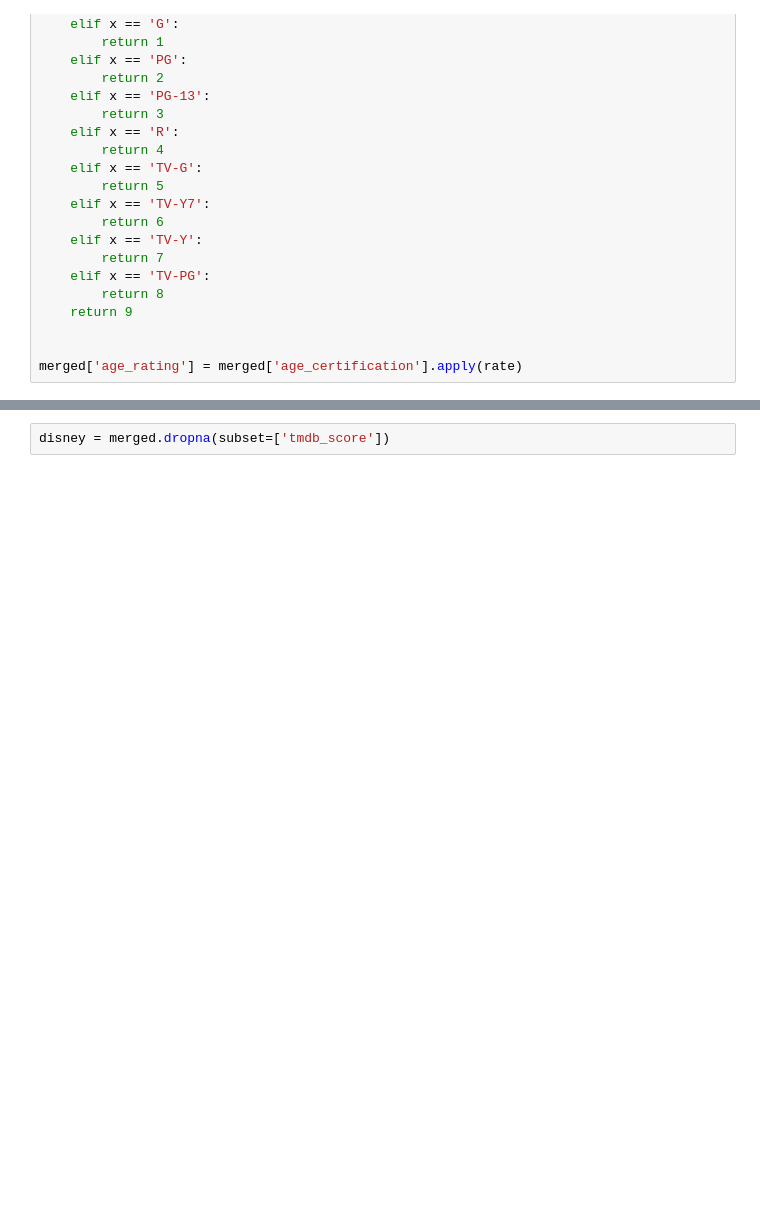
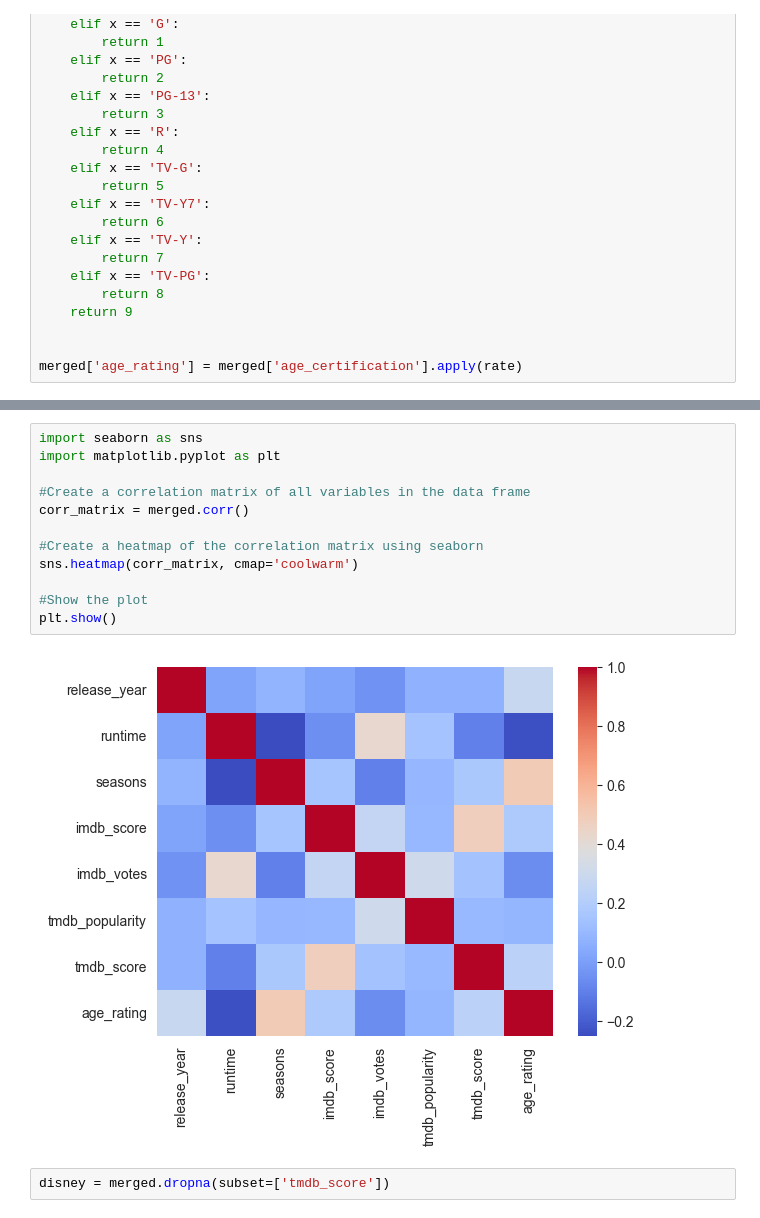
Before and after one commit to emchege/MIS546_Group_Project, a Jupyter notebook: production countries.ipynb, the cells around one changed output, grey strips where cells are left out. Saved outputs shown, nothing was run; the diff lists cells and outputs as text; blank space fills up the shorter version.

```diff
--- a/production countries.ipynb
+++ b/production countries.ipynb
@@ -90,6 +90,20 @@ merged.head()
 | 2 | tm61052 | Cinderella | MOVIE | Cinderella has faith her dreams o... | 1950 | G | 74 | ['fantasy', 'animation', 'family'... | ... |
 | 3 | tm87946 | Dumbo | MOVIE | Dumbo is a baby elephant born wit... | 1941 | G | 64 | ['animation', 'drama', 'family', ... | ... |
 | 4 | tm74391 | Fantasia | MOVIE | Walt Disney's timeless masterpiec... | 1941 | G | 119 | ['animation', 'family', 'fantasy'... | ... |
+# %%
+import seaborn as sns
+import matplotlib.pyplot as plt
+
+#Create a correlation matrix of all variables in the data frame
+corr_matrix = merged.corr()
+
+#Create a heatmap of the correlation matrix using seaborn
+sns.heatmap(corr_matrix, cmap='coolwarm')
+
+#Show the plot
+plt.show()
+# %% [output]
+[figure, added]
 # %%
 disney = merged.dropna(subset=['tmdb_score'])
 # %%
```
Also changed, not shown: parts of 15 cells of this notebook.
